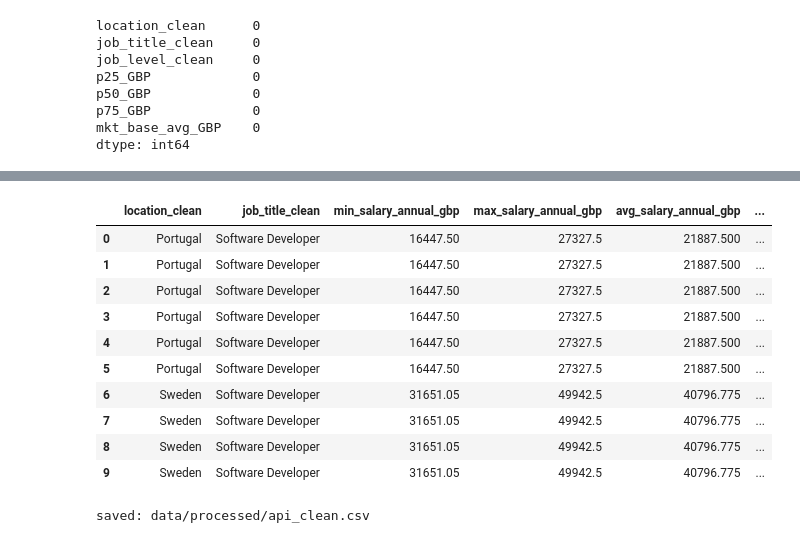
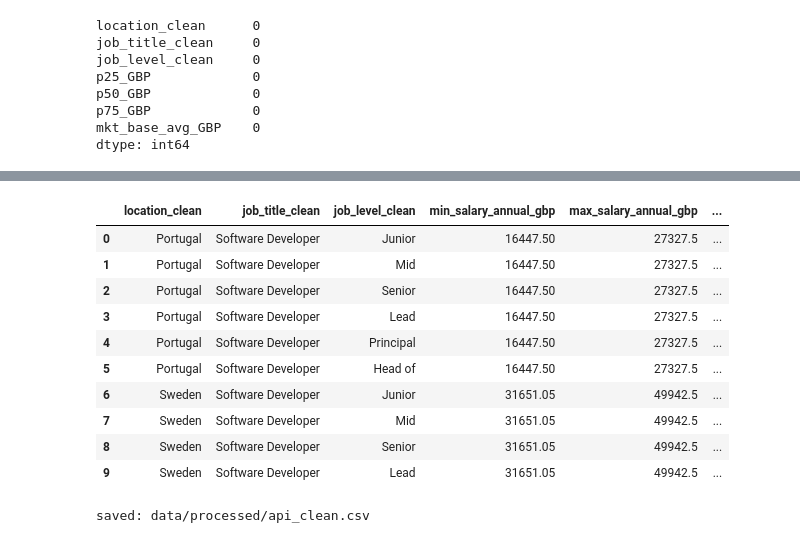
Before and after one commit to HR-Freak/Tech-Salary-Benchmarking-Cross-Market-Analysis-for-Competitive-Salary-Bands, a Jupyter notebook: notebooks/02_data_cleaning.ipynb, the cells around one changed output, grey strips where cells are left out. Cells and saved outputs as stored; diff of their text form; code cells hidden in the pictures.

```diff
--- a/notebooks/02_data_cleaning.ipynb
+++ b/notebooks/02_data_cleaning.ipynb
@@ -340,11 +340,3 @@ api_clean["avg_salary_annual_gbp"] = api_clean["avg_salary_annual_gbp"].fillna(
     (api_clean["min_salary_annual_gbp"] + api_clean["max_salary_annual_gbp"]) / 2
 )
  # Currency convertion
-# %%
-api_clean["source_file"] = (
-    api_clean["api_title_requested"].str.lower().str.replace(" ", "_", regex=False)
-    + "__"
-    + api_clean["api_location_requested"].str.lower().str.replace(" ", "_", regex=False)
-    + "__"
-    + "lvl_" + api_clean["level_name"].str.lower()
-)
@@ -350,0 +390,9 @@ api_clean["source_file"] = (
+# %%
+api_clean["source_file"] = (
+    api_clean["job_title_clean"].astype(str).str.lower().str.replace(" ", "_", regex=False)
+    + "__"
+    + api_clean["location_clean"].astype(str).str.lower().str.replace(" ", "_", regex=False)
+    + "__lvl_"
+    + api_clean["job_level_clean"].astype(str).str.lower().fillna("unknown")
+)
+api_clean[["job_title_clean","location_clean","job_level_clean","source_file"]].head(10)
@@ -351,28 +411,30 @@ api_clean["source_file"] = (
 # %%
-api_clean = api_clean[[
-    "location_clean",
-    "job_title_clean",
-    "min_salary_annual_gbp",
-    "max_salary_annual_gbp",
-    "avg_salary_annual_gbp",
-    "confidence",
-    "publisher_name",
-    "source_file"
-]]
-
+api_clean = api_clean[
+    [
+        "location_clean",
+        "job_title_clean",
+        "job_level_clean",
+        "min_salary_annual_gbp",
+        "max_salary_annual_gbp",
+        "avg_salary_annual_gbp",
+        "confidence",
+        "publisher_name",
+        "source_file",
+    ]
+]
 api_clean.head(10)
 # %% [output]
-|  | location_clean | job_title_clean | min_salary_annual_gbp | max_salary_annual_gbp | avg_salary_annual_gbp | ... |
-| 0 | Portugal | Software Developer | 16447.50 | 27327.5 | 21887.500 | ... |
-| 1 | Portugal | Software Developer | 16447.50 | 27327.5 | 21887.500 | ... |
-| 2 | Portugal | Software Developer | 16447.50 | 27327.5 | 21887.500 | ... |
-| 3 | Portugal | Software Developer | 16447.50 | 27327.5 | 21887.500 | ... |
-| 4 | Portugal | Software Developer | 16447.50 | 27327.5 | 21887.500 | ... |
-| 5 | Portugal | Software Developer | 16447.50 | 27327.5 | 21887.500 | ... |
-| 6 | Sweden | Software Developer | 31651.05 | 49942.5 | 40796.775 | ... |
-| 7 | Sweden | Software Developer | 31651.05 | 49942.5 | 40796.775 | ... |
-| 8 | Sweden | Software Developer | 31651.05 | 49942.5 | 40796.775 | ... |
-| 9 | Sweden | Software Developer | 31651.05 | 49942.5 | 40796.775 | ... |
+|  | location_clean | job_title_clean | job_level_clean | min_salary_annual_gbp | max_salary_annual_gbp | ... |
+| 0 | Portugal | Software Developer | Junior | 16447.50 | 27327.5 | ... |
+| 1 | Portugal | Software Developer | Mid | 16447.50 | 27327.5 | ... |
+| 2 | Portugal | Software Developer | Senior | 16447.50 | 27327.5 | ... |
+| 3 | Portugal | Software Developer | Lead | 16447.50 | 27327.5 | ... |
+| 4 | Portugal | Software Developer | Principal | 16447.50 | 27327.5 | ... |
+| 5 | Portugal | Software Developer | Head of | 16447.50 | 27327.5 | ... |
+| 6 | Sweden | Software Developer | Junior | 31651.05 | 49942.5 | ... |
+| 7 | Sweden | Software Developer | Mid | 31651.05 | 49942.5 | ... |
+| 8 | Sweden | Software Developer | Senior | 31651.05 | 49942.5 | ... |
+| 9 | Sweden | Software Developer | Lead | 31651.05 | 49942.5 | ... |
 # %%
 from pathlib import Path
 PROCESSED_DIR = Path("data/processed")
```
Also changed, not shown: parts of 2 cells of this notebook, 3 other files.
